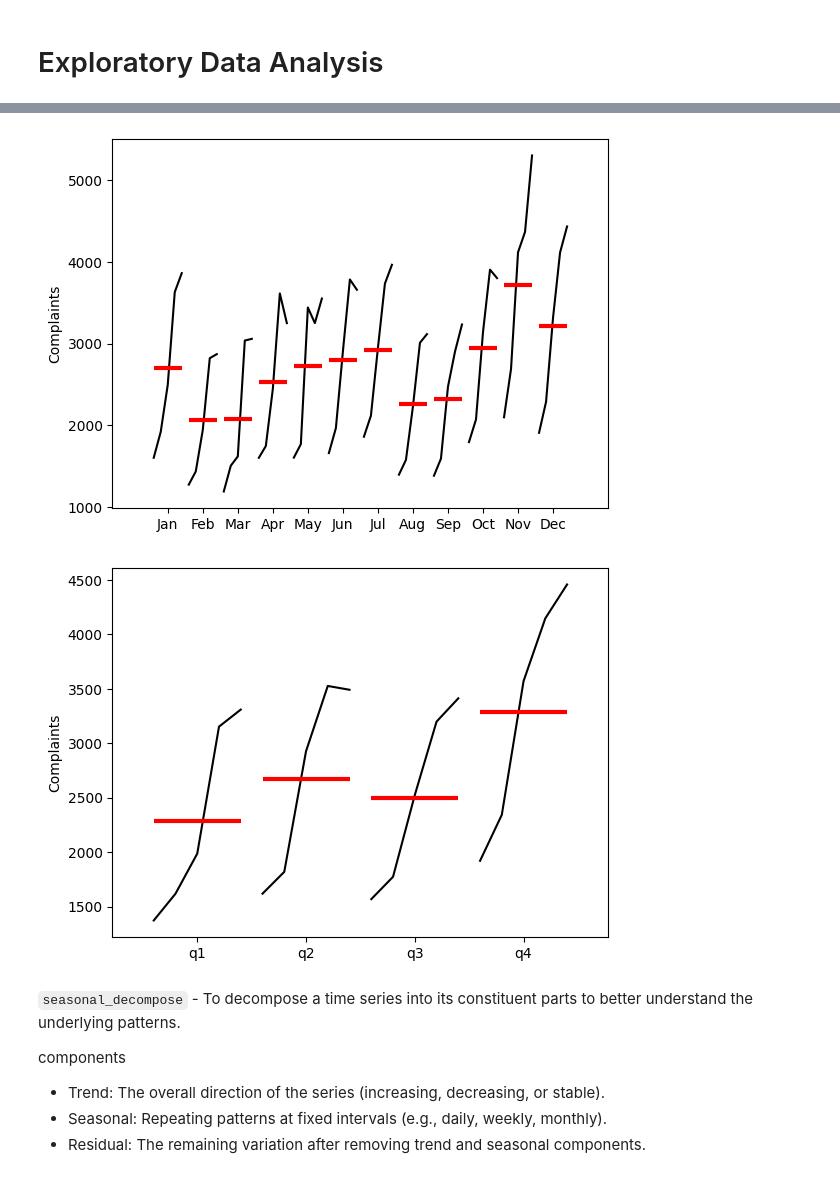
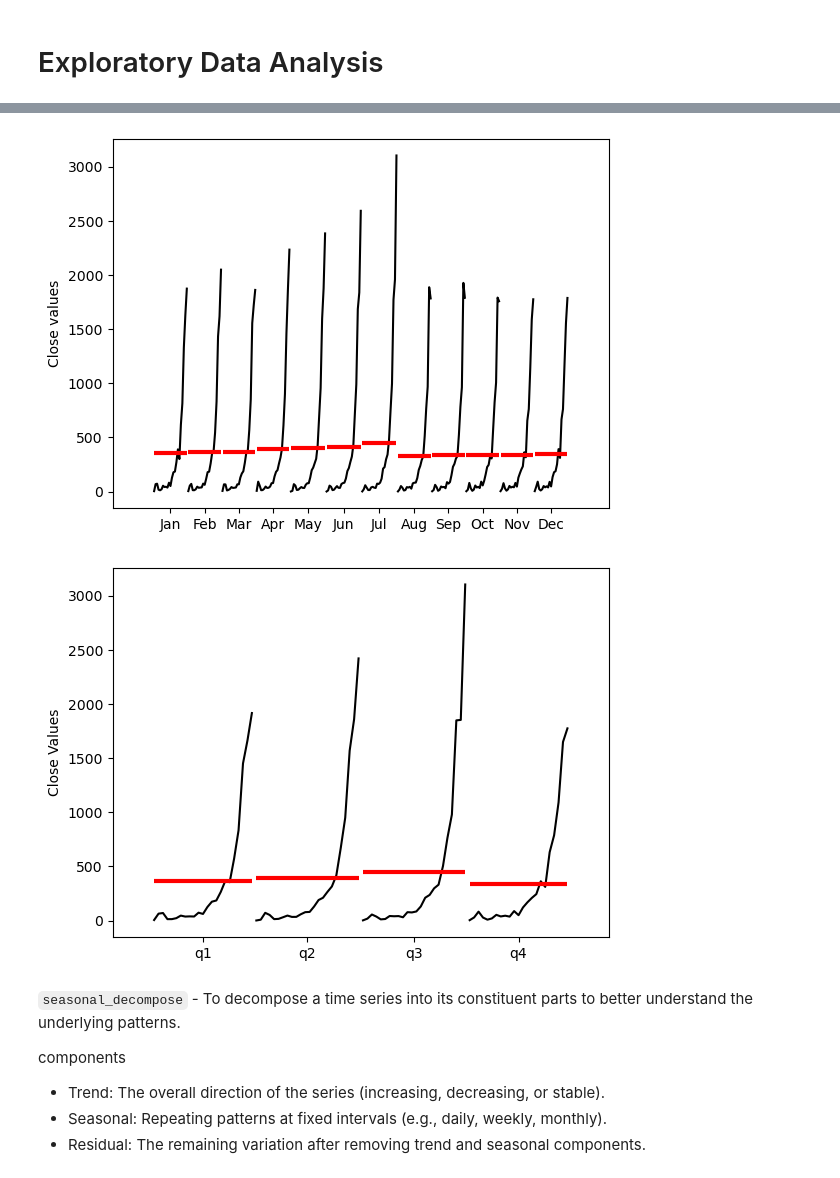
Before and after one commit to MarioHabibFathi/ITI_Time_series, a Jupyter notebook: LABS/Exponential Smoothing and Holt-Winters.ipynb, the cells around one changed output, grey strips where cells are left out. Drawn from its saved outputs; the diff is of its cells as text; code cells hidden in the pictures.

```diff
--- a/LABS/Exponential Smoothing and Holt-Winters.ipynb
+++ b/LABS/Exponential Smoothing and Holt-Winters.ipynb
@@ -62,6 +65,6 @@ df.head()
 # %%
 # df.asfreq("W-Mon") - convert the time series data to a specified frequency, in this case, weekly data with Monday as the anchor day.
 # Setting freq to W implies that the week starts on a Sunday
-df = df.asfreq("W-Mon")
-df.index
+df_w_Mon = df.asfreq("W-Mon")
+df_w_Mon.index
 # %% [output]
@@ -115,23 +120,23 @@ plt.show()
 # %%
 # month_plot() - To visualize the average value for each month across multiple years in a time series
 # red lines - Represents the mean value for each month
 
-# Plotting the monthly seasonality of the complaint values
-month_plot(df['complaints'].resample('M').mean(),
-           ylabel = 'Complaints')
+# Plotting the monthly seasonality of the cloe values
+month_plot(df_w_Mon['Close'].resample('M').mean(),
+           ylabel = 'Close values')
 plt.show()
 # %% [output]
-[figure, old version]
+[figure, new version]
 # %%
 # quarter_plot() - To visualize seasonal patterns at a quarterly level.
 # Q1 (january, february, march), Q2 (april, may, june), Q3 (july, august, september), Q4 (october, november, december)
 
-# Plotting the quarterly seasonality of the complaint values
-quarter_plot(df['complaints'].resample('Q').mean(),
-           ylabel = 'Complaints')
+# Plotting the quarterly seasonality of the close values
+quarter_plot(df_w_Mon['Close'].resample('Q').mean(),
+           ylabel = 'Close Values')
 plt.show()
 # %% [output]
-[figure, old version]
+[figure, new version]
 # %% [markdown]
 `seasonal_decompose` - To decompose a time series into its constituent parts to better understand the underlying patterns.
 
```
Also changed, not shown: parts of 27 cells of this notebook.
